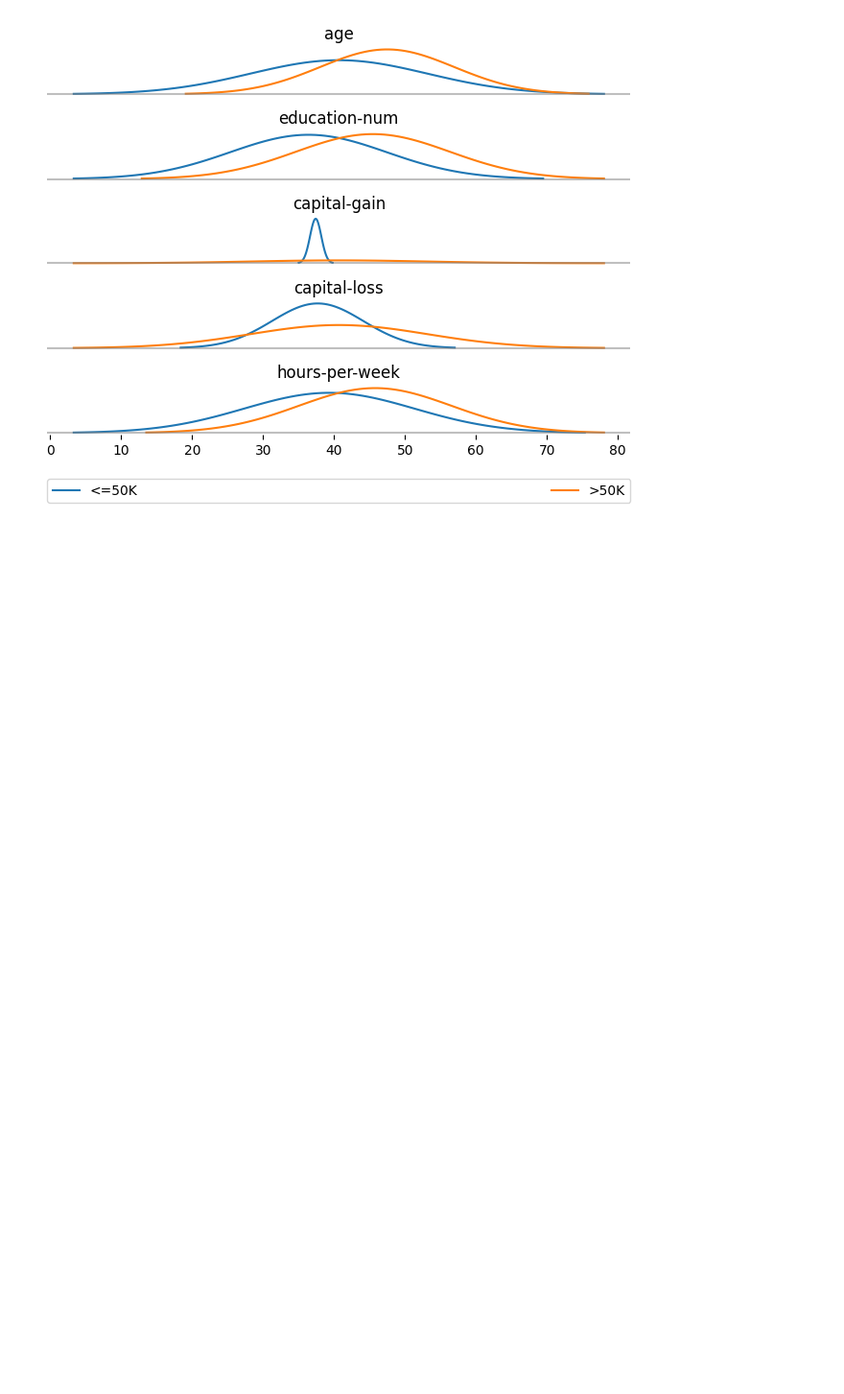
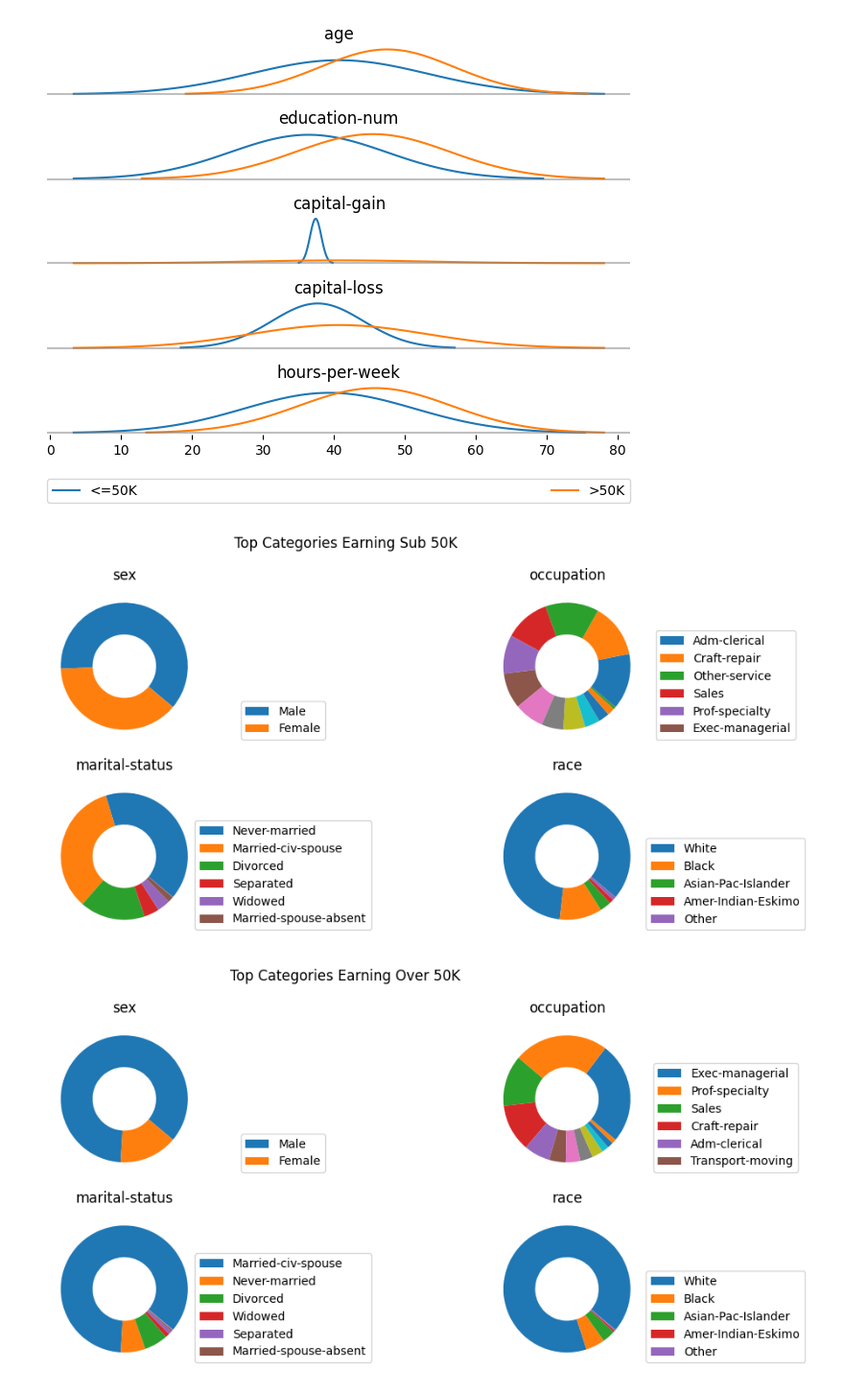
Before and after one commit to mhmarina/income-prediction, a Jupyter notebook: app/viz.ipynb, the cells around one changed output. Shown at 96% size. Cells and saved outputs as stored; diff of their text form; code cells hidden in the pictures; blank space fills up the shorter version.

Commit message:
donut charts

```diff
--- a/app/viz.ipynb
+++ b/app/viz.ipynb
@@ -179,4 +179,47 @@ plt.show()
 # scatter plots between each continuous variable and colored with the label
 # show potential correlation and clustering
 # %%
-# Stacked bar charts for other categorical data to show exactly who is making what
+# group of donut charts
+# we want to get percentage of each category in the group
+df = pd.DataFrame(categorical(d))
+keys = ['sex', 'occupation', 'marital-status', 'race']
+df = df[keys]
+df.insert(0,'Y',d['f14'])
+counts = {key: cat_coeff[key] for key in keys}
+
+
+for key in keys:
+    feature = counts[key]
+    df_sub50 = df[df['Y'] == '<=50K'].groupby(key).count()
+    df_over50 = df[df['Y'] == '>50K'].groupby(key).count()
+    feature = {}
+    feature['Sub'] = list(df_sub50['Y'].items())
+    feature['Sub'].sort(key=lambda x: x[1], reverse=True)
+    feature['Over'] = list(df_over50['Y'].items())
+    feature['Over'].sort(key=lambda x: x[1], reverse=True)
+    counts[key] = feature
+
+# pprint(counts)
+# %%
+rels = ['Sub', 'Over']
+
+for j, rel in enumerate(rels):
+    fig, axes = plt.subplots(2,2, figsize=(40,5), subplot_kw=dict(aspect="equal"))
+    for i in range(4):
+        ax = axes[int(i/2)][int(i%2)]
+        feat_name = keys[i]
+        labels = list(map(lambda x: x[0], counts[feat_name][rel]))
+        data = list(map(lambda x: x[1], counts[feat_name][rel]))
+        wedges, texts = ax.pie(data, wedgeprops=dict(width=0.5), startangle=-40)
+
+        bbox_props = dict(boxstyle="square,pad=0.3", fc="w", ec="k", lw=0.72)
+        kw = dict(arrowprops=dict(arrowstyle="-"),
+                bbox=bbox_props, zorder=0, va="center")
+        ax.legend(labels=labels[:6],bbox_to_anchor=(1.5, 0), loc=8)
+        ax.set_title(feat_name)
+
+        fig.tight_layout()
+        fig.suptitle(f"Top Categories Earning {rel} 50K")
+# %% [output]
+[figure, added]
+[figure, added]
```
